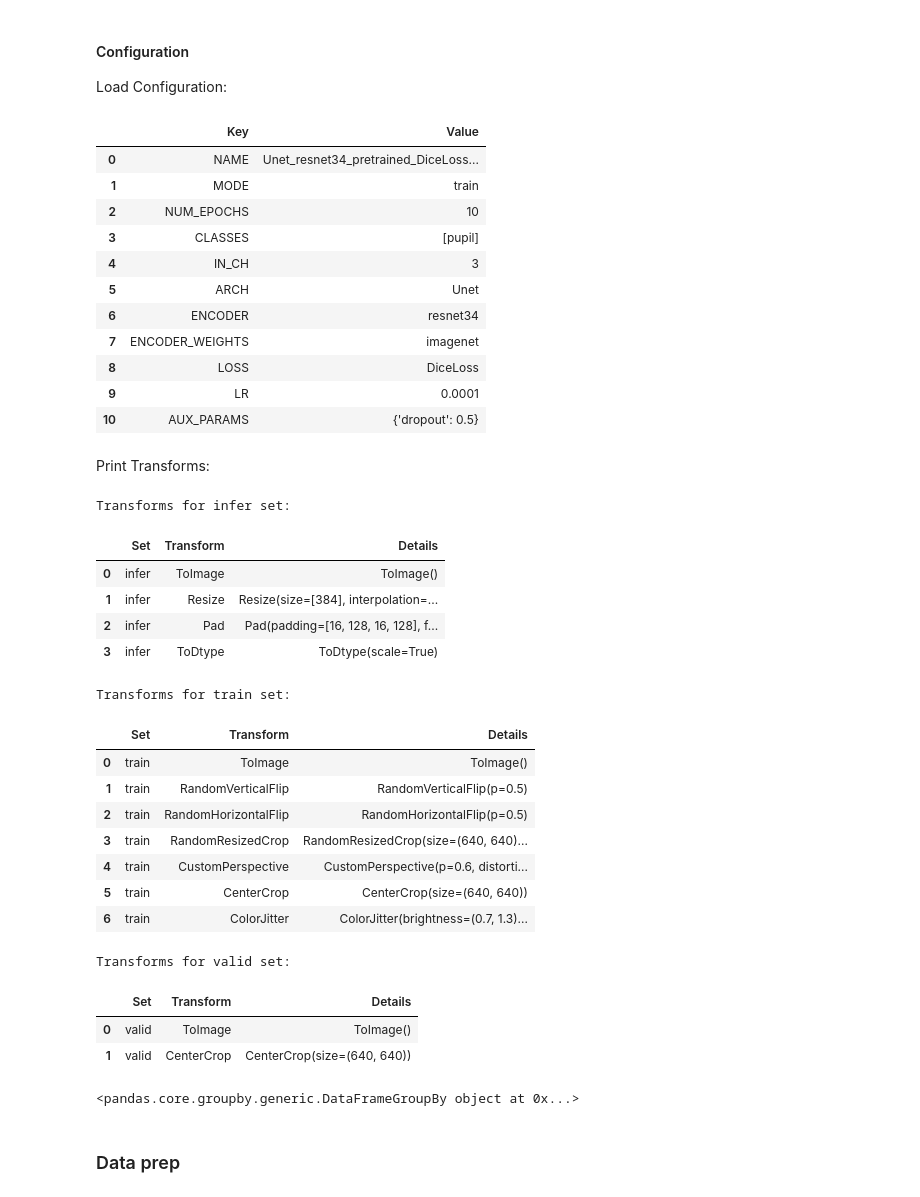
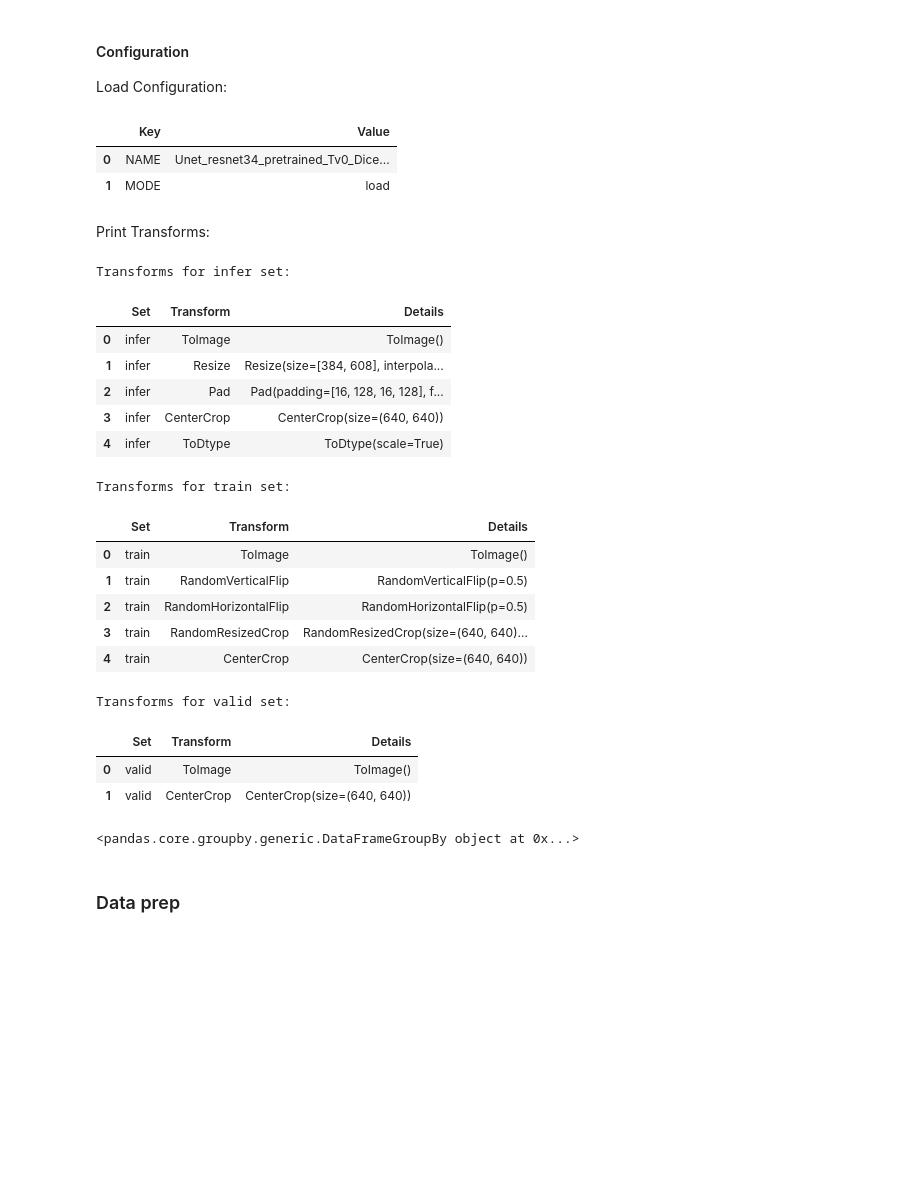
Before and after one commit to Jonathm126/CataractIrisSegmentation_SMP, a Jupyter notebook: train_model.ipynb, the cells around one changed output. Cells and saved outputs as stored; diff of their text form; code cells hidden in the pictures; blank space fills up the shorter version.

```diff
--- a/train_model.ipynb
+++ b/train_model.ipynb
@@ -24,21 +23,13 @@ device = torch.device("cuda" if torch.cuda.is_available() else "cpu")
 #### Configuration
 Load Configuration:
 # %%
-config_name = "Unet_resnet34_train.json"
+config_name = "Unet_resnet34_load.json"
 paths, config = my_utils.load_configs(config_name, 'paths_laptop.json') # select paths file
+from models.transforms import data_transforms_v0 as data_transforms # select the correct transform!
 # %% [output]
 |  | Key | Value |
-| 0 | NAME | Unet_resnet34_pretrained_DiceLoss... |
-| 1 | MODE | train |
-| 2 | NUM_EPOCHS | 10 |
-| 3 | CLASSES | [pupil] |
-| 4 | IN_CH | 3 |
-| 5 | ARCH | Unet |
-| 6 | ENCODER | resnet34 |
-| 7 | ENCODER_WEIGHTS | imagenet |
-| 8 | LOSS | DiceLoss |
-| 9 | LR | 0.0001 |
-| 10 | AUX_PARAMS | {'dropout': 0.5} |
+| 0 | NAME | Unet_resnet34_pretrained_Tv0_Dice... |
+| 1 | MODE | load |
 # %% [markdown]
 Print Transforms:
 # %%
@@ -47,18 +38,17 @@ my_utils.print_transforms(data_transforms)
 Transforms for infer set:
 |  | Set | Transform | Details |
 | 0 | infer | ToImage | ToImage() |
-| 1 | infer | Resize | Resize(size=[384], interpolation=... |
+| 1 | infer | Resize | Resize(size=[384, 608], interpola... |
 | 2 | infer | Pad | Pad(padding=[16, 128, 16, 128], f... |
-| 3 | infer | ToDtype | ToDtype(scale=True) |
+| 3 | infer | CenterCrop | CenterCrop(size=(640, 640)) |
+| 4 | infer | ToDtype | ToDtype(scale=True) |
 Transforms for train set:
 |  | Set | Transform | Details |
 | 0 | train | ToImage | ToImage() |
 | 1 | train | RandomVerticalFlip | RandomVerticalFlip(p=0.5) |
 | 2 | train | RandomHorizontalFlip | RandomHorizontalFlip(p=0.5) |
 | 3 | train | RandomResizedCrop | RandomResizedCrop(size=(640, 640)... |
-| 4 | train | CustomPerspective | CustomPerspective(p=0.6, distorti... |
-| 5 | train | CenterCrop | CenterCrop(size=(640, 640)) |
-| 6 | train | ColorJitter | ColorJitter(brightness=(0.7, 1.3)... |
+| 4 | train | CenterCrop | CenterCrop(size=(640, 640)) |
 Transforms for valid set:
 |  | Set | Transform | Details |
 | 0 | valid | ToImage | ToImage() |
```
Also changed, not shown: parts of 6 cells of this notebook, 15 other files.
